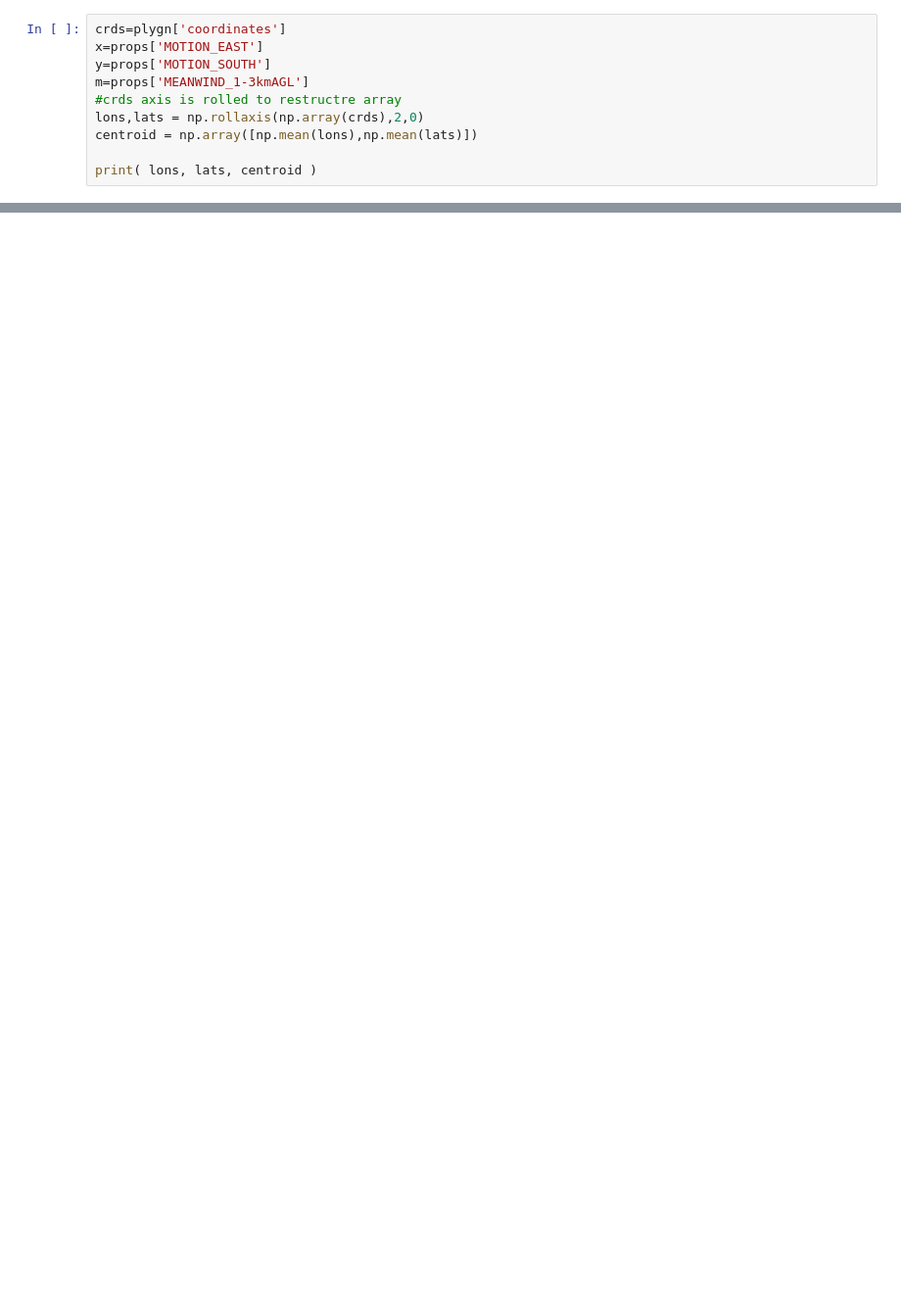
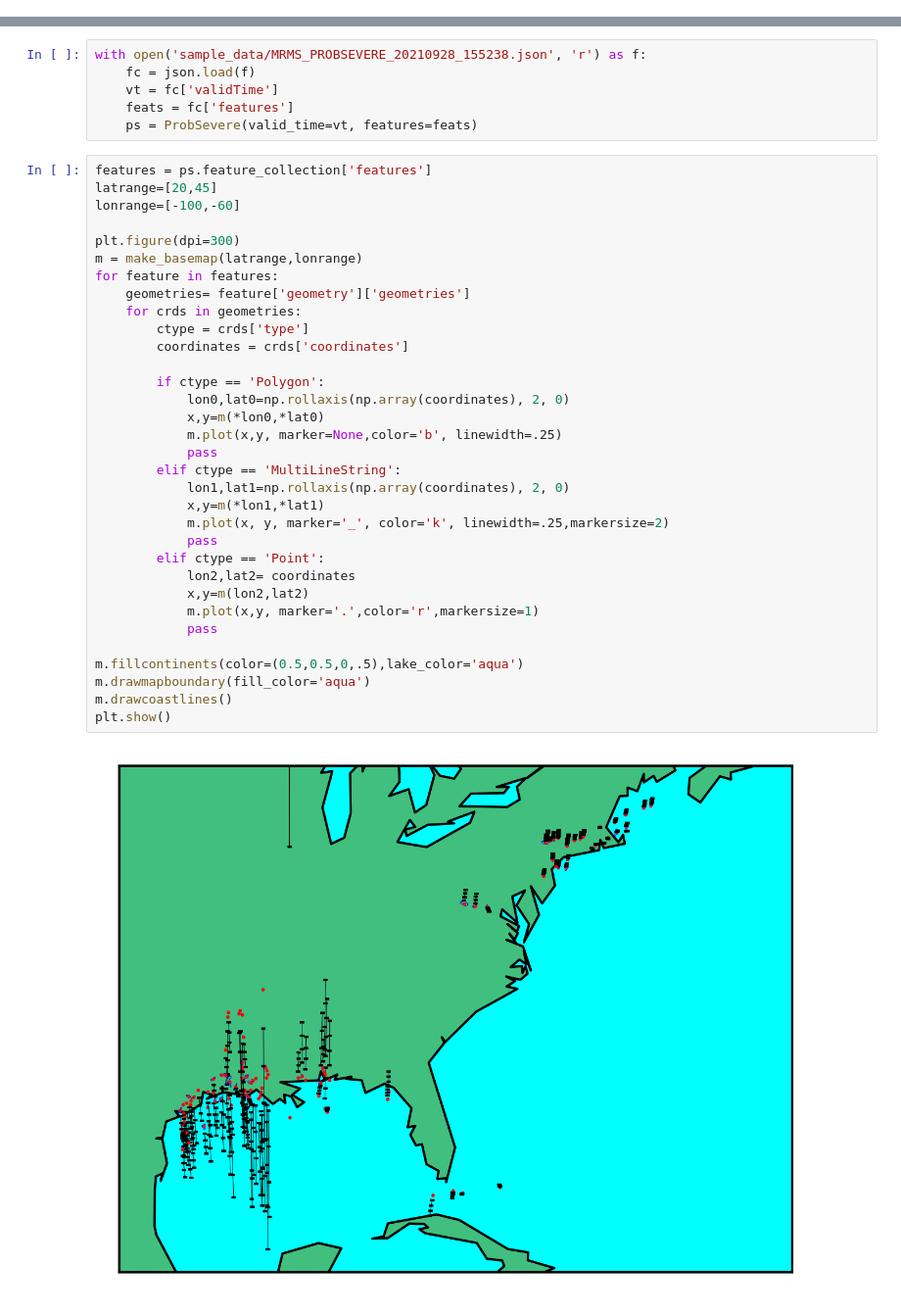
Before and after one commit to leaver2000/probsevere, a Jupyter notebook: binder.ipynb, the cells around one changed output, grey strips where cells are left out. Shown at 98% size. Saved outputs shown, nothing was run; the diff lists cells and outputs as text; blank space fills up the shorter version.

```diff
--- a/binder.ipynb
+++ b/binder.ipynb
@@ -92,10 +14,0 @@ from matplotlib.patches import Polygon
-# %%
-crds=plygn['coordinates']
-x=props['MOTION_EAST']
-y=props['MOTION_SOUTH']
-m=props['MEANWIND_1-3kmAGL']
-#crds axis is rolled to restructre array
-lons,lats = np.rollaxis(np.array(crds),2,0)
-centroid = np.array([np.mean(lons),np.mean(lats)])
-
-print( lons, lats, centroid )
@@ -246,0 +15,41 @@ plt.show()
+# %%
+with open('sample_data/MRMS_PROBSEVERE_20210928_155238.json', 'r') as f:
+    fc = json.load(f)
+    vt = fc['validTime']
+    feats = fc['features']
+    ps = ProbSevere(valid_time=vt, features=feats)
+# %%
+features = ps.feature_collection['features']
+latrange=[20,45]
+lonrange=[-100,-60]
+
+plt.figure(dpi=300)
+m = make_basemap(latrange,lonrange)
+for feature in features:
+    geometries= feature['geometry']['geometries']
+    for crds in geometries:
+        ctype = crds['type']
+        coordinates = crds['coordinates']
+
+        if ctype == 'Polygon':
+            lon0,lat0=np.rollaxis(np.array(coordinates), 2, 0)
+            x,y=m(*lon0,*lat0)
+            m.plot(x,y, marker=None,color='b', linewidth=.25)
+            pass
+        elif ctype == 'MultiLineString':
+            lon1,lat1=np.rollaxis(np.array(coordinates), 2, 0)
+            x,y=m(*lon1,*lat1)
+            m.plot(x, y, marker='_', color='k', linewidth=.25,markersize=2)
+            pass
+        elif ctype == 'Point':
+            lon2,lat2= coordinates
+            x,y=m(lon2,lat2)
+            m.plot(x,y, marker='.',color='r',markersize=1)
+            pass
+
+m.fillcontinents(color=(0.5,0.5,0,.5),lake_color='aqua')
+m.drawmapboundary(fill_color='aqua')
+m.drawcoastlines()
+plt.show()
+# %% [output]
+[figure, added]
```
Also changed, not shown: parts of 18 cells of this notebook, 1 other file.
